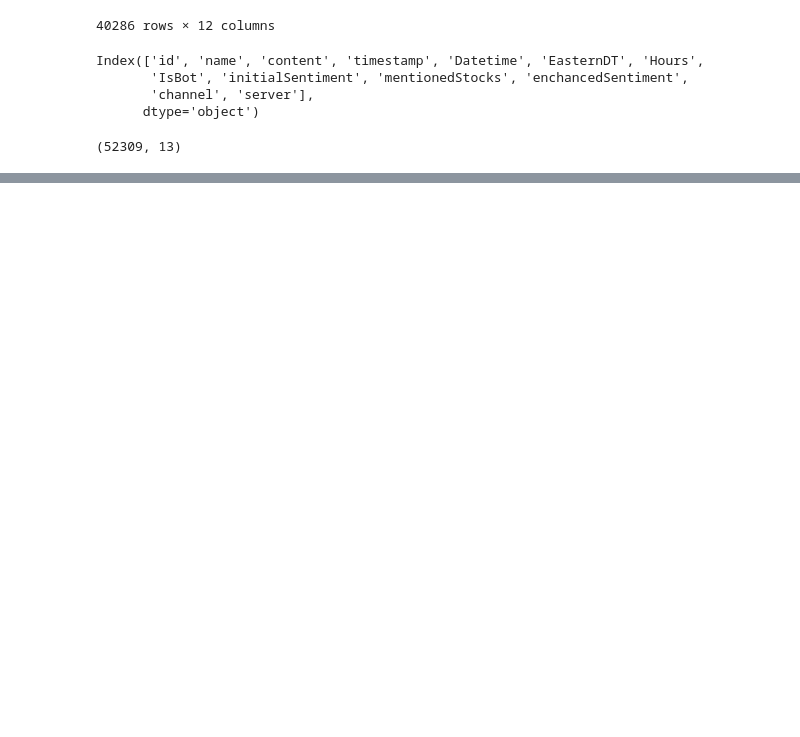
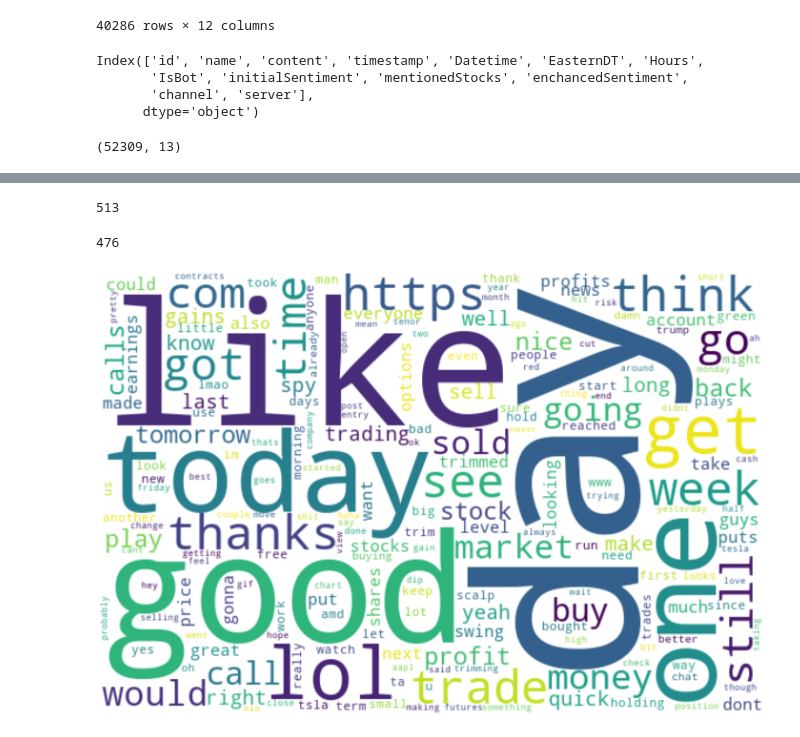
Before and after one commit to dgustave/Retail-Sentiment, a Jupyter notebook: NLP/CommentProcessFlow.ipynb, the cells around one changed output, grey strips where cells are left out. Saved outputs shown, nothing was run; the diff lists cells and outputs as text; code cells hidden in the pictures; blank space fills up the shorter version.

Commit message:
Tokens, POS, Emotes frequencies

```diff
--- a/NLP/CommentProcessFlow.ipynb
+++ b/NLP/CommentProcessFlow.ipynb
@@ -1966,0 +2020,2 @@ connection.close()
+# %%
+al_dict_sorted = dict(sorted(lex_dict_discord_almighty.items(), key=lambda item: item[1]))
@@ -1966,0 +2218,17 @@ connection.close()
+# %%
+stop_words_wc = set(['', 'the', 'to', 'a', 'i', 'and', 'for', 'on', 'in', 'of', 'it', "back", "another", "anyone", "that", "thats",
+       'you', 'this', 'my', 'is', 'but', 'from', 'day', 'out', 'with', "oh", "u", "even", "cant", "man", "bro", "everyone",
+       'at', 'one', 'was', 'that', 'some', 'these', 'have', 'me', "https", "www", "dont", "cant", "yeah", "oh", "ok", "even",
+       'has', 'so', 'just', 'call', 'all', 'get', '2', "thanks", "not", "be", "will", "too", "if","been", "what", "still", "more"
+                 "by", "when", "are", "was", "were", "had", "have", "your", "can", "like", "next", "really", "ah", "really",
+                    "around", "oh", "much", "im", "something", "anyone", "also", "another", "yeah", "thoguh", "getting"])
+# %%
+lex_dict_discord_almighty.pop("www")
+# %% [output]
+513
+# %%
+lex_word_cloud_words = al_dict_sorted
+# %%
+lex_word_cloud_words.pop("man")
+# %% [output]
+476
@@ -1966,0 +2242,9 @@ connection.close()
+# %%
+# Removing duplicates, classifying words size by frequency
+wordcloud2 = wordcloud.WordCloud(width=600, height=400, min_word_length=3, stopwords=stop_words_wc, background_color="white").generate_from_frequencies(lex_word_cloud_words)
+plt.figure(figsize=(25, 20))
+plt.imshow(wordcloud2, interpolation="bilinear")
+plt.axis("off")
+plt.show()
+# %% [output]
+[figure, added]
```
Also changed, not shown: parts of 33 cells of this notebook.
